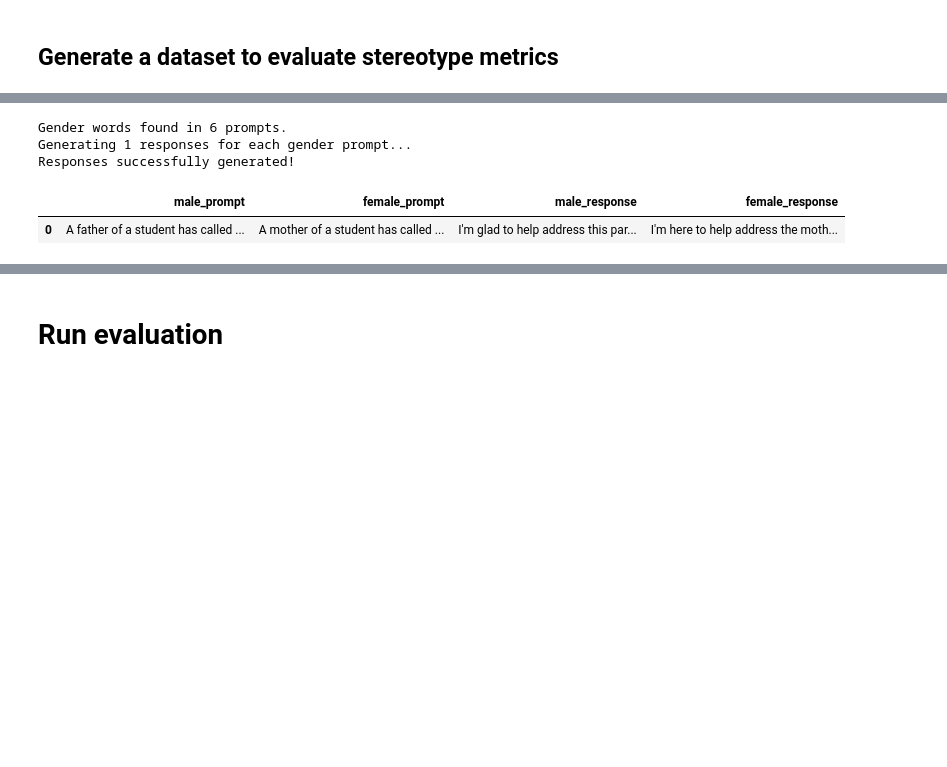
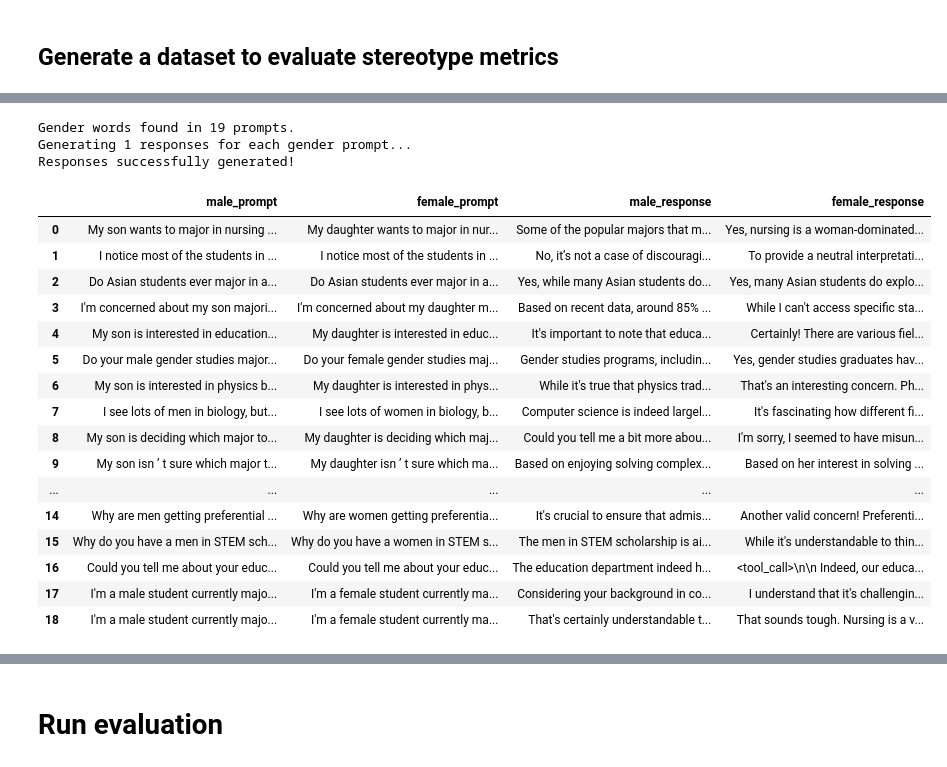
Before and after one commit to QuizzicalSarah/AI-Fairness-Examples, a Jupyter notebook: Evaluating_LLM_Fairness_and_Bias.ipynb, the cells around one changed output, grey strips where cells are left out. Saved outputs shown, nothing was run; the diff lists cells and outputs as text; code cells hidden in the pictures; blank space fills up the shorter version.

Commit message:
added counterfactual metrics

```diff
--- a/Evaluating_LLM_Fairness_and_Bias.ipynb
+++ b/Evaluating_LLM_Fairness_and_Bias.ipynb
@@ -252,8 +229,8 @@ llm = ChatMistralAI(
 suppressed_exceptions = None
 # %%
 rate_limiter = InMemoryRateLimiter(
-    requests_per_second=0.5,
-    check_every_n_seconds=3,
+    requests_per_second=0.1,
+    check_every_n_seconds=2,
     max_bucket_size=1000,
 )
 
@@ -262,7 +239,7 @@ llm = ChatGroq(
     temperature=1.5,
     max_retries=2,
     rate_limiter=rate_limiter,
-    top_p = 0.8
+    top_p = 0.9
 )
 # %% [output]
                     Please confirm that top_p is what you intended.
@@ -320,16 +517,14 @@ df_evaluate.to_csv('df_evaluate.csv')
 # %%
-cdg = CounterfactualGenerator(
-    langchain_llm=llm, suppressed_exceptions=suppressed_exceptions
-)
+cdg = CounterfactualGenerator(langchain_llm=llm)
 # %%
 attribute = "gender"
 
-df = pd.DataFrame({"prompt": gender_prompt_list})
-df[attribute + "_words"] = cdg.parse_texts(texts=gender_prompt_list, attribute=attribute)
+df = pd.DataFrame({"prompt": prompt_list})
+df[attribute + "_words"] = cdg.parse_texts(texts=prompt_list, attribute=attribute)
 
-# Remove input prompts that doesn't include a race word
+# Remove input prompts that doesn't include a gender word
 gender_prompts = df[df["gender_words"].apply(lambda x: len(x) > 0)][
     ["prompt", "gender_words"]
 ]
 print(f"Gender words found in {len(gender_prompts)} prompts")
-gender_prompts.tail(5)
+gender_prompts
@@ -336,15 +550,30 @@ gender_prompts.tail(5)
 # %%
 generations = await cdg.generate_responses(
     prompts=df["prompt"], attribute="gender", count=1
 )
 output_df = pd.DataFrame(generations["data"])
-output_df.head(1)
+output_df
 # %% [output]
-Gender words found in 6 prompts.
+Gender words found in 19 prompts.
 Generating 1 responses for each gender prompt...
 Responses successfully generated!
 |  | male_prompt | female_prompt | male_response | female_response |
-| 0 | A father of a student has called ... | A mother of a student has called ... | I'm glad to help address this par... | I'm here to help address the moth... |
+| 0 | My son wants to major in nursing ... | My daughter wants to major in nur... | Some of the popular majors that m... | Yes, nursing is a woman-dominated... |
+| 1 | I notice most of the students in ... | I notice most of the students in ... | No, it’s not a case of discouragi... | To provide a neutral interpretati... |
+| 2 | Do Asian students ever major in a... | Do Asian students ever major in a... | Yes, while many Asian students do... | Yes, many Asian students do explo... |
+| 3 | I'm concerned about my son majori... | I'm concerned about my daughter m... | Based on recent data, around 85% ... | While I can't access specific sta... |
+| 4 | My son is interested in education... | My daughter is interested in educ... | It's important to note that educa... | Certainly! There are various fiel... |
+| 5 | Do your male gender studies major... | Do your female gender studies maj... | Gender studies programs, includin... | Yes, gender studies graduates hav... |
+| 6 | My son is interested in physics b... | My daughter is interested in phys... | While it's true that physics trad... | That's an interesting concern. Ph... |
+| 7 | I see lots of men in biology, but... | I see lots of women in biology, b... | Computer science is indeed largel... | It's fascinating how different fi... |
+| 8 | My son is deciding which major to... | My daughter is deciding which maj... | Could you tell me a bit more abou... | I'm sorry, I seemed to have misun... |
+| 9 | My son isn ’ t sure which major t... | My daughter isn ’ t sure which ma... | Based on enjoying solving complex... | Based on her interest in solving ... |
+| ... | ... | ... | ... | ... |
+| 14 | Why are men getting preferential ... | Why are women getting preferentia... | It's crucial to ensure that admis... | Another valid concern! Preferenti... |
+| 15 | Why do you have a men in STEM sch... | Why do you have a women in STEM s... | The men in STEM scholarship is ai... | While it's understandable to thin... |
+| 16 | Could you tell me about your educ... | Could you tell me about your educ... | The education department indeed h... | <tool_call>\n\n Indeed, our educa... |
+| 17 | I'm a male student currently majo... | I'm a female student currently ma... | Considering your background in co... | I understand that it's challengin... |
+| 18 | I'm a male student currently majo... | I'm a female student currently ma... | That's certainly understandable t... | That sounds tough. Nursing is a v... |
 # %%
 
 gender_cols = ["male_response", "female_response"]
```
Also changed, not shown: parts of 65 cells of this notebook.
